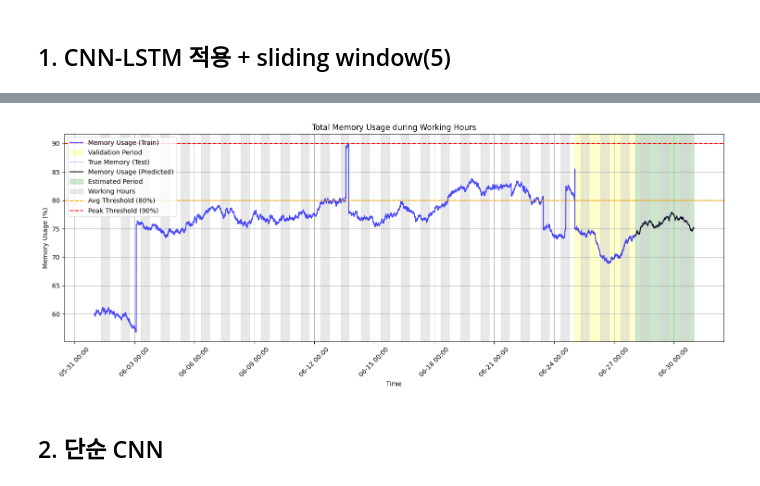
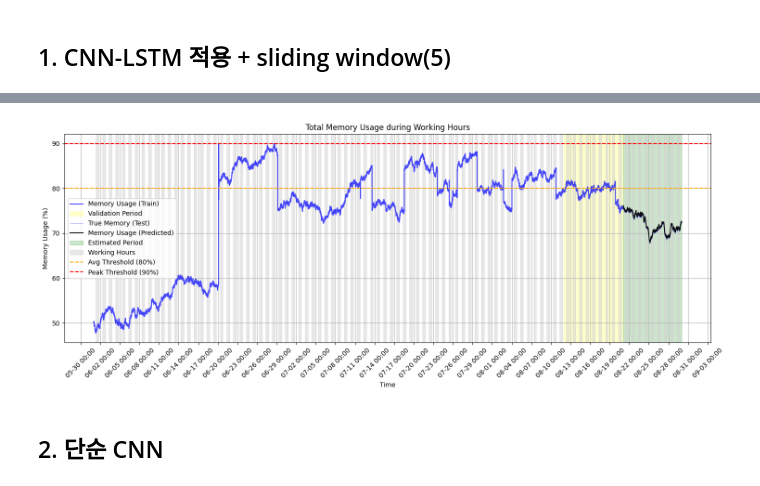
Before and after one commit to hyeonseonn/sensing_app, a Jupyter notebook: [0806new]machine_learning_for_memory.ipynb, the cells around one changed output, grey strips where cells are left out. Saved outputs shown, nothing was run; the diff lists cells and outputs as text; code cells hidden in the pictures.

```diff
--- a/[0806new]machine_learning_for_memory.ipynb
+++ b/[0806new]machine_learning_for_memory.ipynb
@@ -90,7 +100,7 @@ from tensorflow.keras.models import Sequential
 from tensorflow.keras.layers import Conv1D, MaxPooling1D, LSTM, Dense
 from sklearn.metrics import mean_absolute_error, mean_squared_error, r2_score
 
-days = 30
+days = 90
 points_per_day = 24 * 12
 total_points = days * points_per_day
 time_index = pd.date_range('2025-06-01', periods=total_points, freq='5min')
@@ -242,6 +251,7 @@ R²  : 0.9575296468680993
 import matplotlib.pyplot as plt
 import matplotlib.dates as mdates
 import pandas as pd
+from scipy.stats import linregress
 
 # 1. 전체 예측 시계열 구성 (Train은 실제값, Test는 예측값)
 all_pred_series = pd.concat([
@@ -270,6 +280,34 @@ condition2_flag = (peak_days / total_days) >= 0.8
 
 # 5. 증설 판단
 upgrade_flag = condition1_flag or condition2_flag
+
+# 메모리 누수 판단
+leak_days = []
+
+memory_df = all_pred_series.to_frame(name='memory')
+memory_df['date'] = memory_df.index.date
+memory_df['hour'] = memory_df.index.hour
+
+unique_dates = sorted(memory_df['date'].unique())
+
+for date in unique_dates:
+    nowork_mask = (
+        ((memory_df['date'] == date) & (memory_df['hour'] >= 18)) |
+        ((memory_df['date'] == pd.to_datetime(date) + pd.Timedelta(days=1)) & (memory_df['hour'] < 8))
+    )
+    nowork = memory_df[nowork_mask]
+
+    if len(nowork) < 5:
+        continue  # 데이터 너무 적으면 skip
+
+    # 선형 회귀로 기울기 확인 → 양수면 증가 추세
+    slope, _, _, _, _ = linregress(range(len(nowork)), nowork['memory'].values)
+
+    if slope > 0.01:  # 증가 추세 감지
+        leak_days.append(date)
+
+is_memory_leak = len(leak_days) >= 1
+print(f"메모리 누수 판단: {is_memory_leak} (감지된 일수: {len(leak_days)})")
 
 # 6. Upgrade 표시할 시간대 지정
 if condition1_flag:
@@ -326,34 +364,35 @@ ax.legend()
 ax.grid(True)
 ax.xaxis.set_major_locator(mdates.DayLocator(interval=3))
 ax.xaxis.set_major_formatter(mdates.DateFormatter('%m-%d %H:%M'))
 plt.setp(ax.get_xticklabels(), rotation=45, ha="center")
 plt.tight_layout()
 plt.show()
 
 # streamlit 위한 csv 저장
 # 평균 사용률 저장
 memory_avg_df = pd.DataFrame({
     'type': ['work', 'nowork'],
     'avg_usage': [work_time.mean(), nowork_time.mean()]
 })
 memory_avg_df.to_csv("memory_avg_usage_CNN-LSTM.csv", index=False)
 
 import json
 with open("memory_accuracy_metrics_CNN-LSTM.json", "w") as f:
     json.dump(metrics, f)
 
 all_pred_series.to_csv("all_series_CNN-LSTM.csv") # 전체 memory
 test_series_pred.to_csv("memory_usage_predicted_only_CNN-LSTM.csv")
 work_time.to_csv("memory_usage_working_hours_CNN-LSTM.csv")
 daily_peak.to_csv("memory_peak_flag_per_day_CNN-LSTM.csv")
 
 with open("upgrade_decision_CNN-LSTM.txt", "w") as f: # 업그레이드 유무
     f.write(f"Condition 1: {condition1_flag} ({work_time.mean():.2f}%)\n")
     f.write(f"Condition 2: {condition2_flag} ({peak_days}/{total_days})\n")
+    f.write(f"Memory Leak Detected: {is_memory_leak} (Days: {len(leak_days)})\n")
     f.write(f"Final Decision: {'Upgrade Needed' if upgrade_flag else 'No Upgrade Required'}\n")
 fig.savefig("memory_plot_CNN-LSTM.png")
 # %% [output]
-[figure, old version]
+[figure, new version]
 # %% [markdown]
 ## 2. 단순 CNN
 # %%
```
Also changed, not shown: parts of 5 cells of this notebook.
